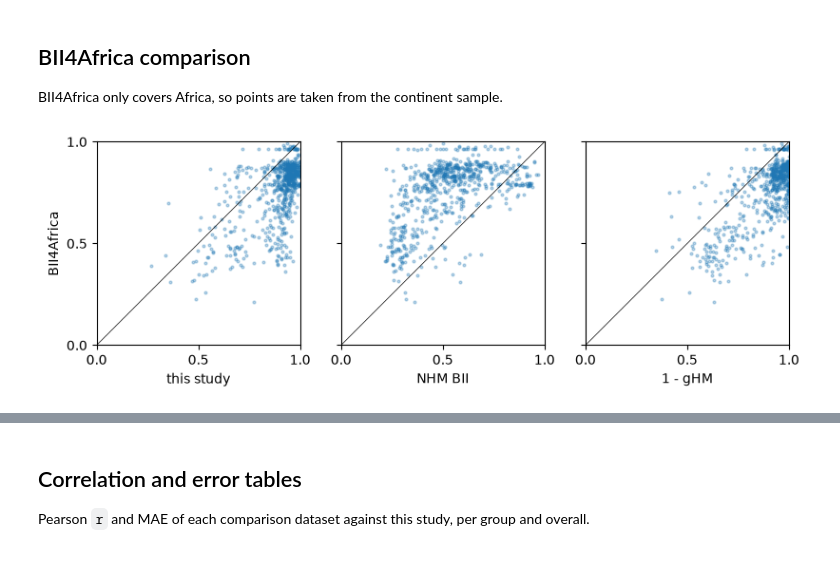
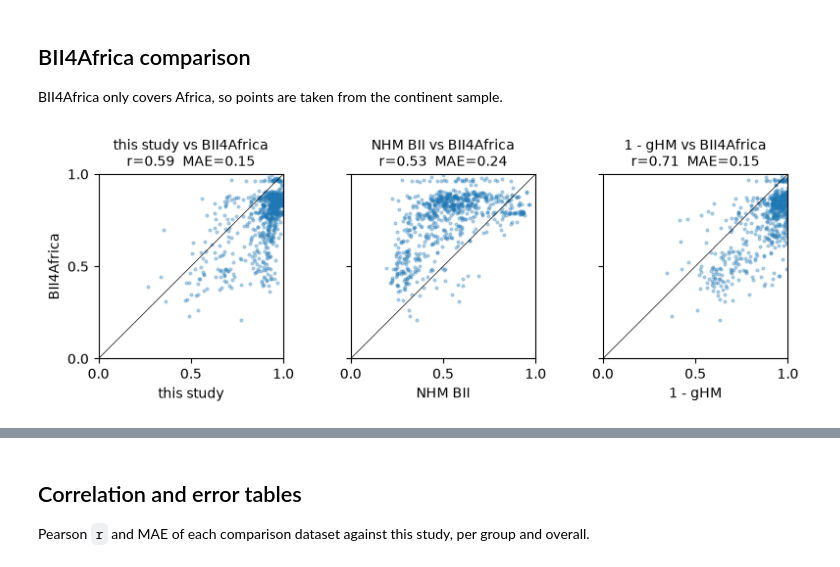
Before and after one commit to Vizzuality/biodiversity-intactness-100m-update, a Jupyter notebook: notebooks/4. compare-datasets.ipynb, the cells around one changed output, grey strips where cells are left out. Saved outputs shown, nothing was run; the diff lists cells and outputs as text; code cells hidden in the pictures.

```diff
--- a/notebooks/4. compare-datasets.ipynb
+++ b/notebooks/4. compare-datasets.ipynb
@@ -84,16 +84,16 @@ BII4Africa only covers Africa, so points are taken from the continent sample.
 # %%
 sources = [("bii", "this study"), ("nhm_bii", "NHM BII"), ("ghm", "1 - gHM")]
 fig, axes = plt.subplots(1, len(sources), figsize=(A4[0], A4[0] / len(sources)), sharey=True)
 for ax, (x, xl) in zip(axes, sources):
     d = continent[[x, "bii_africa"]].dropna()
     r = np.corrcoef(d[x], d["bii_africa"])[0, 1]
     mae = (d[x] - d["bii_africa"]).abs().mean()
     ax.scatter(d[x], d["bii_africa"], s=4, alpha=0.3)
     ax.plot([0, 1], [0, 1], lw=0.5, color="k")
     ax.set(xlim=(0, 1), ylim=(0, 1), aspect="equal", xticks=[0, 0.5, 1], yticks=[0, 0.5, 1])
-    #ax.set_title(f"{xl} vs BII4Africa\nr={r:.2f}  MAE={mae:.2f}", fontsize=10)
+    ax.set_title(f"{xl} vs BII4Africa\nr={r:.2f}  MAE={mae:.2f}", fontsize=10)
     ax.set_xlabel(xl, fontsize=10)
 axes[0].set_ylabel("BII4Africa", fontsize=10)
 fig.tight_layout();
 # %% [output]
-[figure, old version]
+[figure, new version]
```
Also changed, not shown: parts of 9 cells of this notebook, 2 other files.
